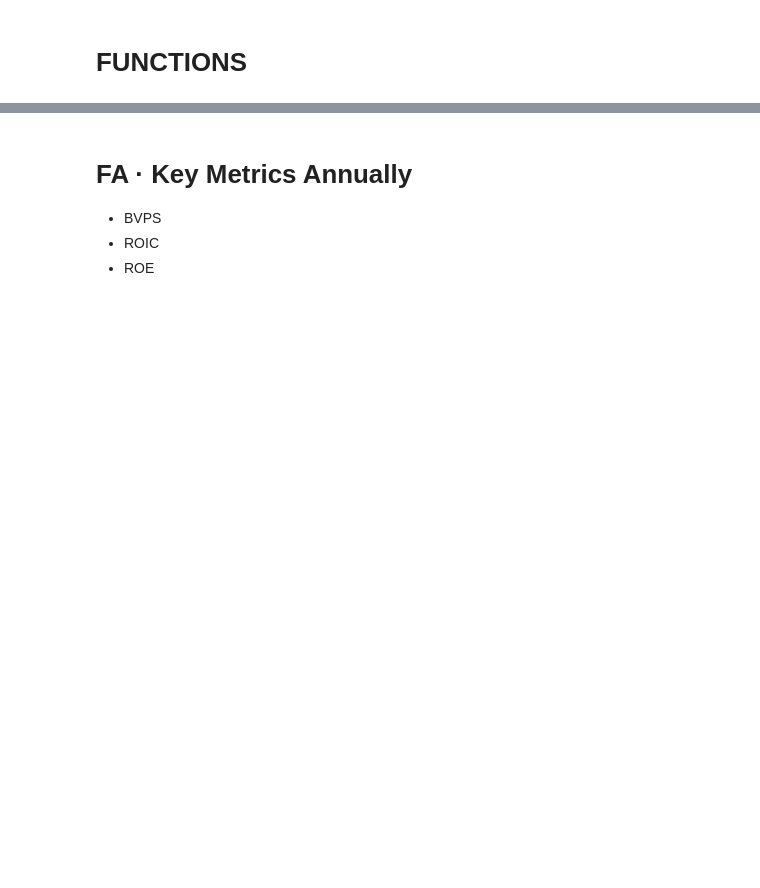
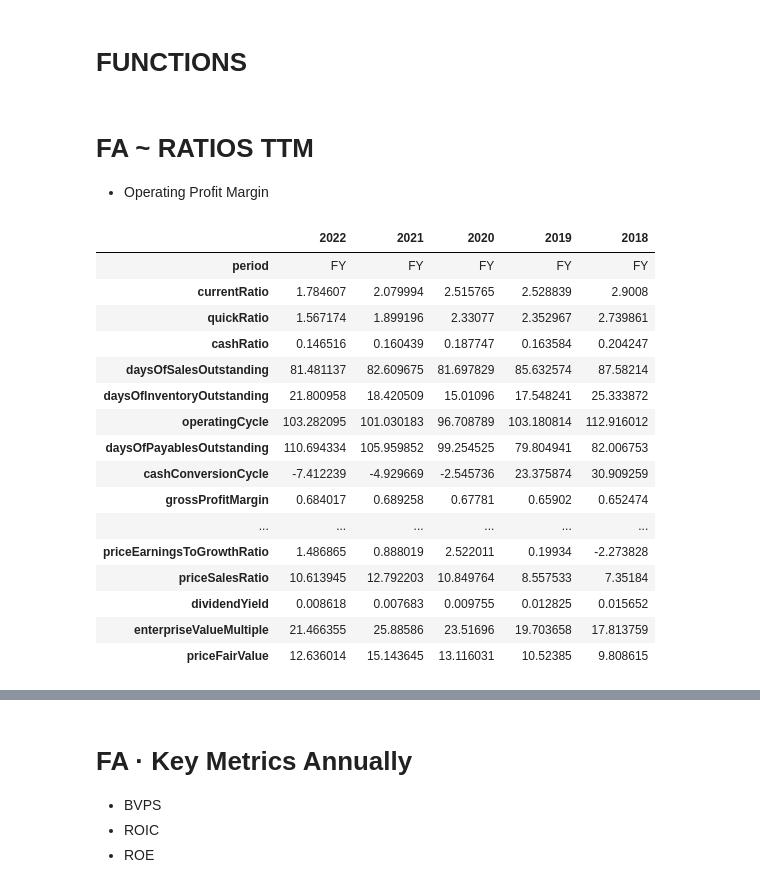
Before and after one commit to xitxat/FundamentalAnalysis, a Jupyter notebook: FA/Value01.ipynb, the cells around one changed output, grey strips where cells are left out. Drawn from its saved outputs; the diff is of its cells as text; code cells hidden in the pictures; blank space fills up the shorter version.

```diff
--- a/FA/Value01.ipynb
+++ b/FA/Value01.ipynb
@@ -30,3 +30,27 @@ def ExportCharts():
         imlist.append(im)
     imlist[0].save('{} plots.pdf'.format(ticker)  ,save_all=True, append_images=imlist[1:]) # TKR to filename on save
     map(os.remove(img),[img for img in images])
+# %% [markdown]
+#   FA ~ RATIOS TTM
+*   Operating Profit Margin
+# %%
+ratios_ttm = fa.financial_ratios(ticker, api_key, period="annual",  limit = 12)
+ratios_ttm
+# %% [output]
+|  | 2022 | 2021 | 2020 | 2019 | 2018 |
+| period | FY | FY | FY | FY | FY |
+| currentRatio | 1.784607 | 2.079994 | 2.515765 | 2.528839 | 2.9008 |
+| quickRatio | 1.567174 | 1.899196 | 2.33077 | 2.352967 | 2.739861 |
+| cashRatio | 0.146516 | 0.160439 | 0.187747 | 0.163584 | 0.204247 |
+| daysOfSalesOutstanding | 81.481137 | 82.609675 | 81.697829 | 85.632574 | 87.58214 |
+| daysOfInventoryOutstanding | 21.800958 | 18.420509 | 15.01096 | 17.548241 | 25.333872 |
+| operatingCycle | 103.282095 | 101.030183 | 96.708789 | 103.180814 | 112.916012 |
+| daysOfPayablesOutstanding | 110.694334 | 105.959852 | 99.254525 | 79.804941 | 82.006753 |
+| cashConversionCycle | -7.412239 | -4.929669 | -2.545736 | 23.375874 | 30.909259 |
+| grossProfitMargin | 0.684017 | 0.689258 | 0.67781 | 0.65902 | 0.652474 |
+| ... | ... | ... | ... | ... | ... |
+| priceEarningsToGrowthRatio | 1.486865 | 0.888019 | 2.522011 | 0.19934 | -2.273828 |
+| priceSalesRatio | 10.613945 | 12.792203 | 10.849764 | 8.557533 | 7.35184 |
+| dividendYield | 0.008618 | 0.007683 | 0.009755 | 0.012825 | 0.015652 |
+| enterpriseValueMultiple | 21.466355 | 25.88586 | 23.51696 | 19.703658 | 17.813759 |
+| priceFairValue | 12.636014 | 15.143645 | 13.116031 | 10.52385 | 9.808615 |
```
Also changed, not shown: parts of 10 cells of this notebook, 1 other file.
